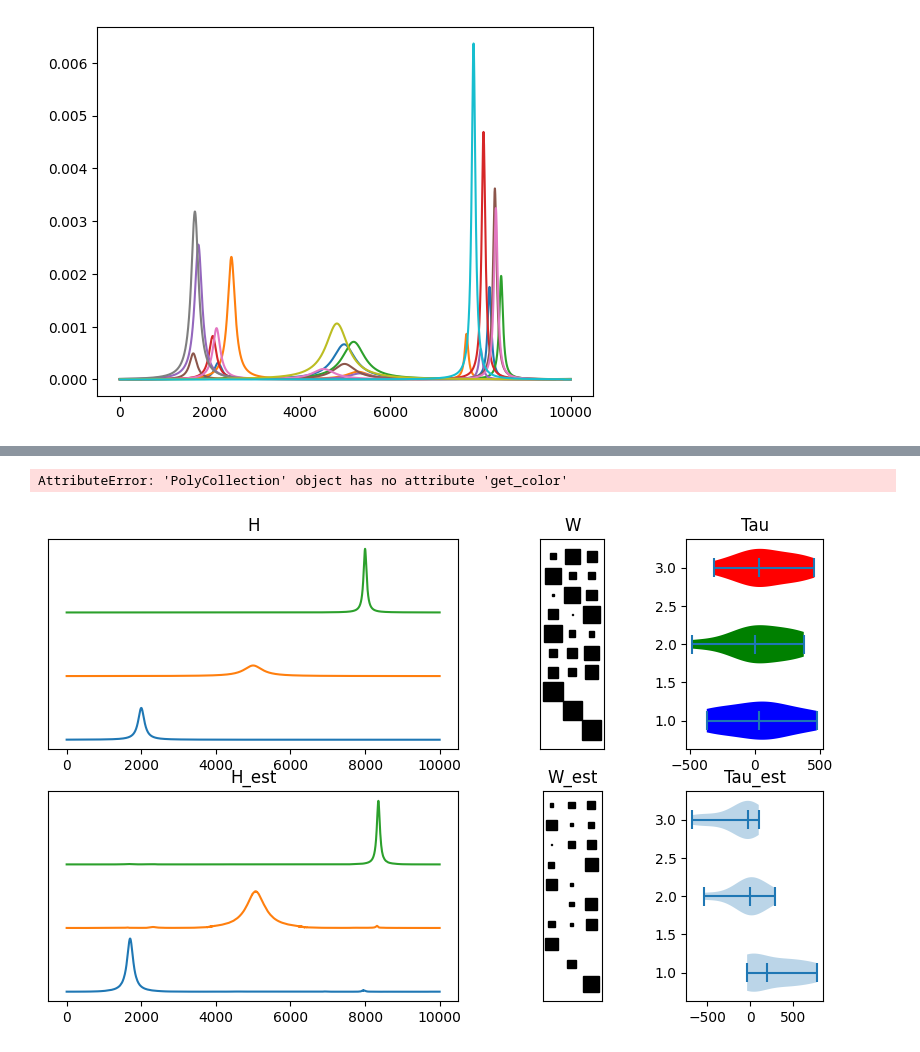
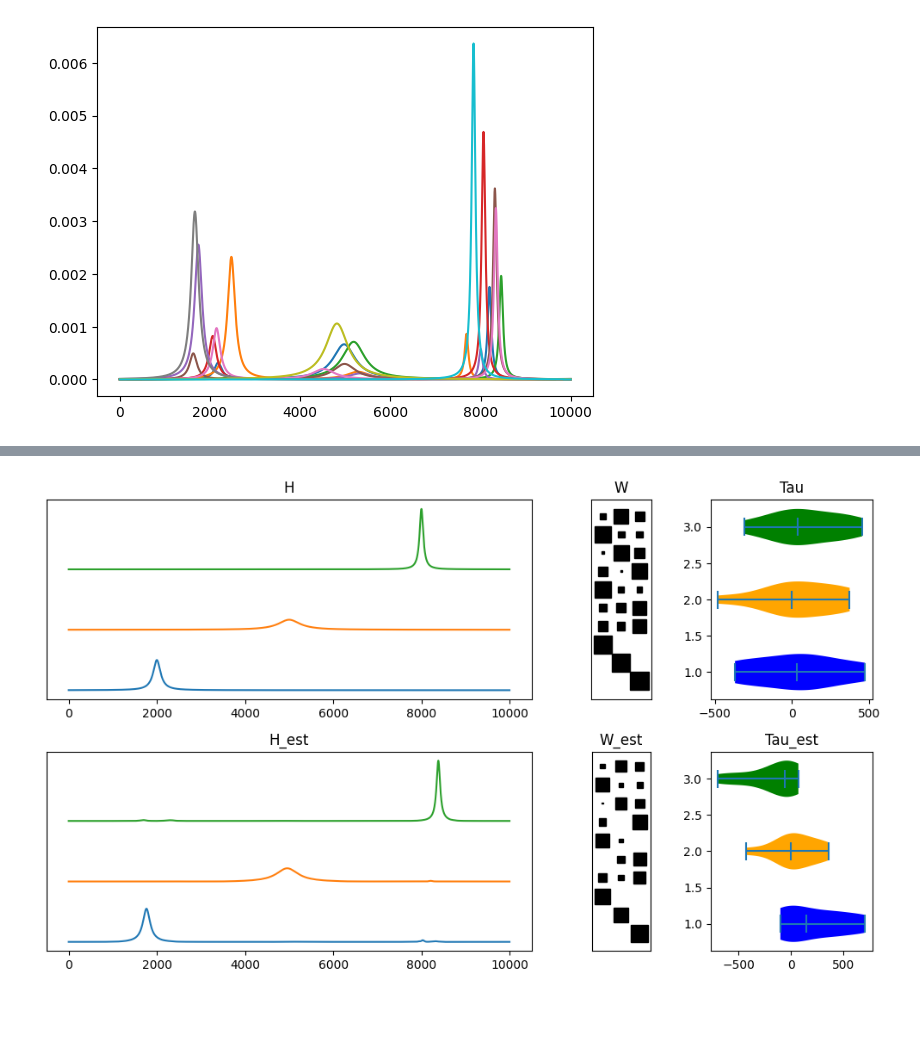
Before and after one commit to LucasEmcken/Bachelorprojekt, a Jupyter notebook: comparison.ipynb, the cells around one changed output, grey strips where cells are left out. Cells and saved outputs as stored; diff of their text form; code cells hidden in the pictures; blank space fills up the shorter version.

```diff
--- a/comparison.ipynb
+++ b/comparison.ipynb
@@ -82,8 +82,8 @@ plt.show()
 # W_disc,H_dics,_, running_loss_disc = discTau.fit(verbose=True, return_loss=True, max_iter=750, tau_iter=0)
 
 print('\n Fitting Hybrid NMF')
-hybrid = Hybrid.ShiftNMF(X, 3, lr=0.3, alpha=1e-6, patience=1000, min_imp=0)
-W_hyb,H_hyb,tau_hyb, running_loss_hybrid = hybrid.fit(verbose=True, return_loss=True, max_iter=1000, tau_iter=0, Lambda=100)
+hybrid = Hybrid.ShiftNMF(X, 8, lr=0.1, alpha=1e-6, patience=1000, min_imp=0)
+W_hyb,H_hyb,tau_hyb, running_loss_hybrid = hybrid.fit(verbose=True, return_loss=True, max_iter=1000, tau_iter=0, Lambda=0.1)
 
 #set tau to 0 if the W is 0
 tau_hyb = np.where(W_hyb == 0, 0, tau_hyb).real
@@ -96,13 +96,22 @@ epoch: 1000, Loss: 0.0036924113726002155, Tau: 2789.1989889572237
 # plt.show()
 # %%
 # disc_rec = np.dot(W_disc, H_dics)
-# hyb_rec = np.dot(W_hyb, H_hyb)
+hyb_rec = np.dot(W_hyb, H_hyb)
+
+hyb_rec = shift_dataset(W_hyb, H_hyb, tau_hyb)
 
 # #plot reconstructions without shifts
-# fig, ax = plt.subplots(3, 1, figsize=(10, 10))
-# ax[0].plot(X.T)
-# ax[0].set_title('Original signals')
+fig, ax = plt.subplots(3, 1, figsize=(10, 5))
+ax[0].plot(X.T)
+ax[0].set_title('Original signals')
 # ax[1].plot(disc_rec.T)
 # ax[1].set_title('Discrete Tau NMF')
-# ax[2].plot(hyb_rec.T)
-# ax[2].set_title('Hybrid NMF')
+ax[1].plot(hyb_rec.T)
+ax[1].set_title('Hybrid NMF')
+
+ax[2].plot(X.T - hyb_rec.T)
+ax[2].set_title('Difference')
+#set y limits to the same as the original signals
+ax[2].set_ylim(ax[0].get_ylim())
+
+plt.show()
@@ -121,7 +132,7 @@ plt.show()
 import latent_model_comparison as lmc
 # %%
 model_comp = lmc.LatentModelComparer(true_factor=W, est_factor=W_hyb+10**-9)
-col, cor = model_comp.match(type=("greedy"))
+col, cor = model_comp.match(type=("exact"))
 
 #reoder columns of W and rows of H to match col
 W_reorder = W_hyb.T[col]
@@ -191,34 +197,33 @@ ax0 = plt.subplot(gs[0, 0])
 plotSpaced(ax0, np.arange(H.shape[1]), H.T)
 ax0.set_title('H')
 
 ax1 = plt.subplot(gs[1, 0])
 plotSpaced(ax1, np.arange(H_reorder.shape[1]), H_reorder.T)
 ax1.set_title('H_est')
 
 # Make hinton plots
 ax2 = plt.subplot(gs[0, 1])
 ax2.set_title('W')
 hinton(W.T, ax=ax2)
 
 ax3 = plt.subplot(gs[1, 1])
 ax3.set_title('W_est')
 hinton(W_reorder.T, ax=ax3)
 
 # Make violin plots
 ax4 = plt.subplot(gs[0, 2])
 violin_parts = ax4.violinplot(tau, showmeans=False, showmedians=True, vert=False)
 ax4.set_title('Tau')
-change_violin_colors(violin_parts, ['blue', 'green', 'red'])
+change_violin_colors(violin_parts, ['blue', 'orange', 'green'])
 
 ax5 = plt.subplot(gs[1, 2])
 violin_parts = ax5.violinplot(tau_reorder, showmeans=False, showmedians=True, vert=False)
 ax5.set_title('Tau_est')
-change_violin_colors(violin_parts, ['blue', 'green', 'red'])
+change_violin_colors(violin_parts,  ['blue', 'orange', 'green'])
 # change_violin_colors(violin_parts, [l.get_color() for l in ax5.get_children()[:3]])
 
 # Set tight layout
 plt.tight_layout()
 plt.show()
 # %% [output]
-AttributeError: 'PolyCollection' object has no attribute 'get_color'
-[figure, old version]
+[figure, new version]
```
Also changed, not shown: parts of 4 cells of this notebook, 5 other files.
